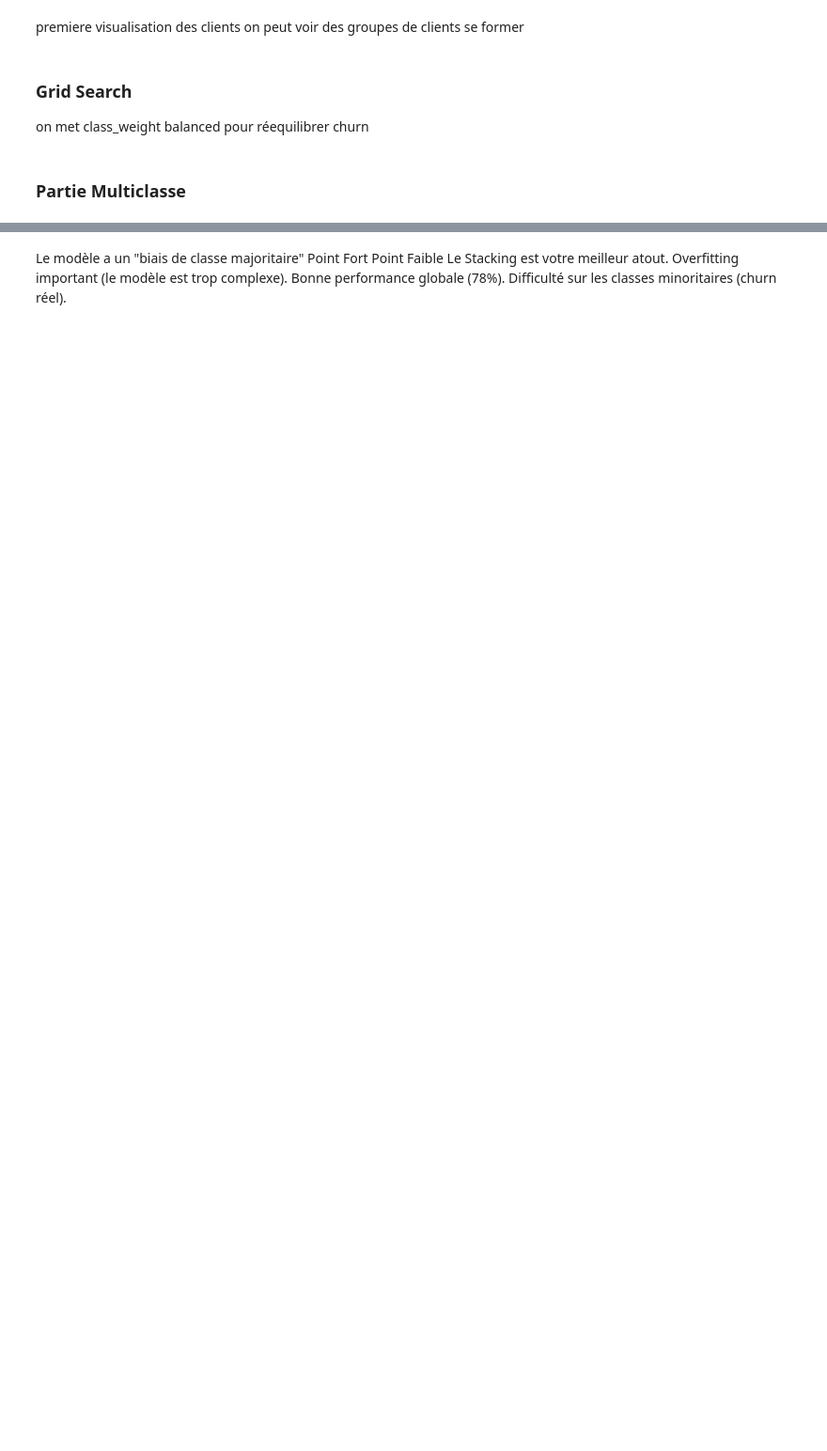
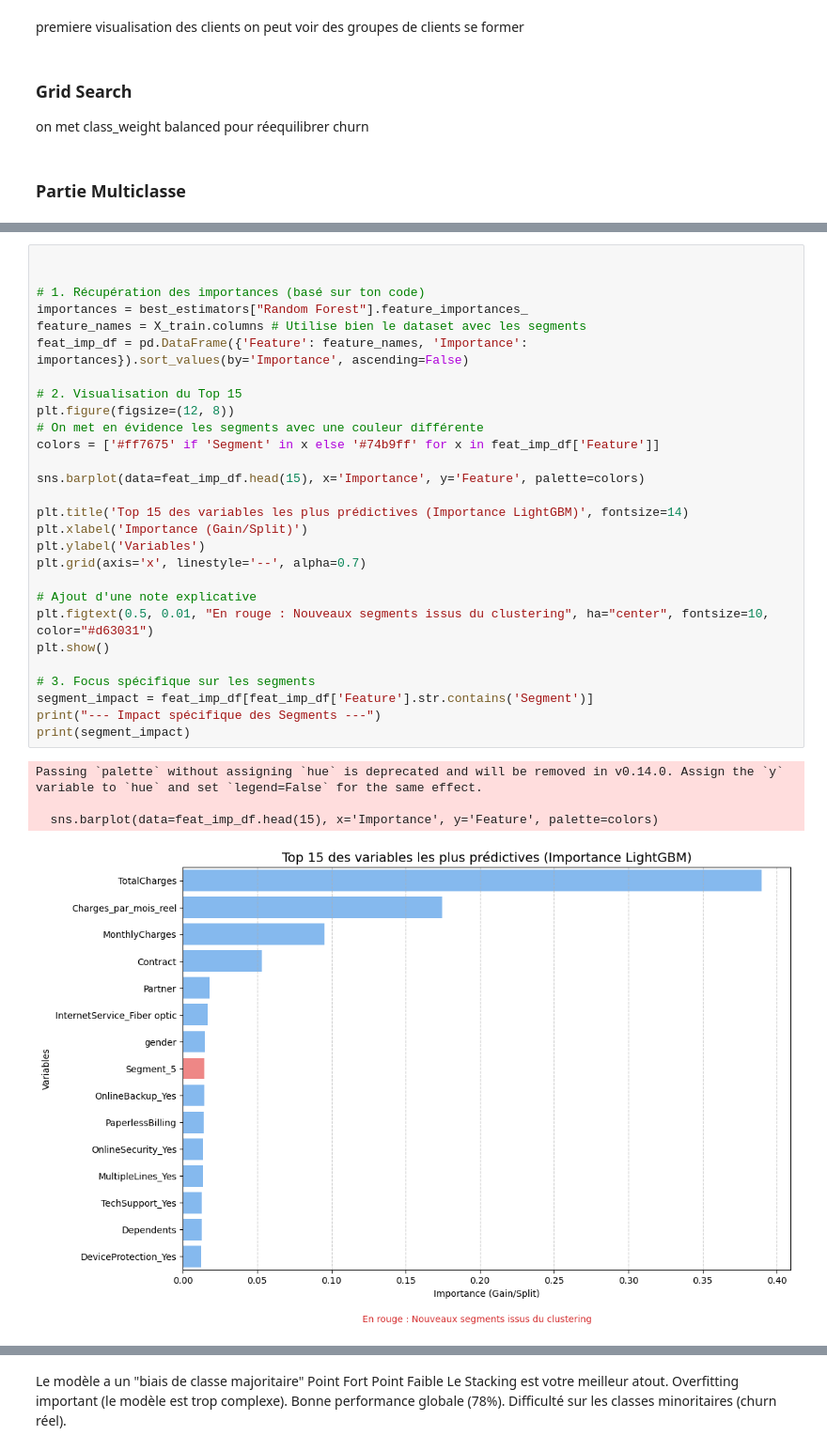
Before and after one commit to Bapt1st3/Telco_Customer_Prediction, a Jupyter notebook: classification.ipynb, the cells around one changed output, grey strips where cells are left out. Shown at 94% size. Saved outputs shown, nothing was run; the diff lists cells and outputs as text; blank space fills up the shorter version.

```diff
--- a/classification.ipynb
+++ b/classification.ipynb
@@ -304,0 +414,33 @@ Optimisation de Decision Tree...
+# %%
+
+
+# 1. Récupération des importances (basé sur ton code)
+importances = best_estimators["Random Forest"].feature_importances_
+feature_names = X_train.columns # Utilise bien le dataset avec les segments
+feat_imp_df = pd.DataFrame({'Feature': feature_names, 'Importance': importances}).sort_values(by='Importance', ascending=False)
+
+# 2. Visualisation du Top 15
+plt.figure(figsize=(12, 8))
+# On met en évidence les segments avec une couleur différente
+colors = ['#ff7675' if 'Segment' in x else '#74b9ff' for x in feat_imp_df['Feature']]
+
+sns.barplot(data=feat_imp_df.head(15), x='Importance', y='Feature', palette=colors)
+
+plt.title('Top 15 des variables les plus prédictives (Importance LightGBM)', fontsize=14)
+plt.xlabel('Importance (Gain/Split)')
+plt.ylabel('Variables')
+plt.grid(axis='x', linestyle='--', alpha=0.7)
+
+# Ajout d'une note explicative
+plt.figtext(0.5, 0.01, "En rouge : Nouveaux segments issus du clustering", ha="center", fontsize=10, color="#d63031")
+plt.show()
+
+# 3. Focus spécifique sur les segments
+segment_impact = feat_imp_df[feat_imp_df['Feature'].str.contains('Segment')]
+print("--- Impact spécifique des Segments ---")
+print(segment_impact)
+# %% [output]
+Passing `palette` without assigning `hue` is deprecated and will be removed in v0.14.0. Assign the `y` variable to `hue` and set `legend=False` for the same effect.
+
+  sns.barplot(data=feat_imp_df.head(15), x='Importance', y='Feature', palette=colors)
+[figure, added]
```
Also changed, not shown: parts of 36 cells of this notebook, 5 other files.
